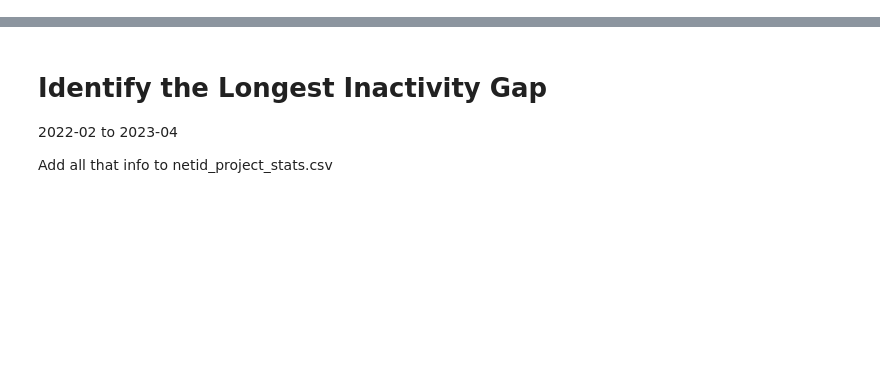
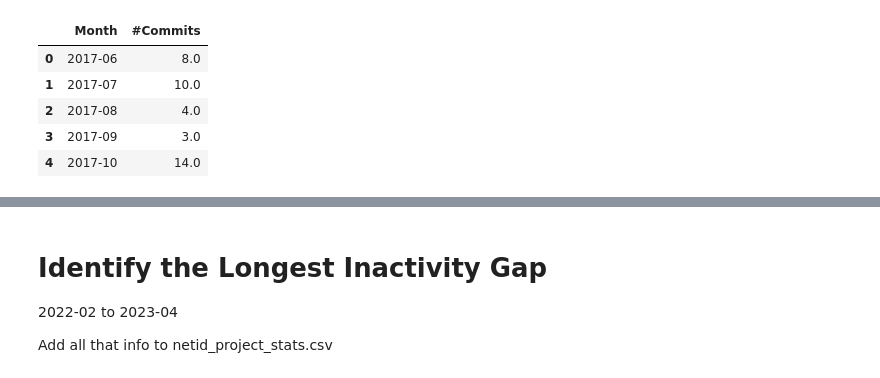
Before and after one commit to Cliddell23/MiniProject2, a Jupyter notebook: Vis.ipynb, the cells around one changed output, grey strips where cells are left out. Saved outputs shown, nothing was run; the diff lists cells and outputs as text; code cells hidden in the pictures; blank space fills up the shorter version.

```diff
--- a/Vis.ipynb
+++ b/Vis.ipynb
@@ -11,12 +18,28 @@ df.head()
 # %%
-prj='mmorise_world'
+# project_list = ['bids-apps_mrtrix3_connectome', 'leakec_tfc', 'voutcn_megahit', 'moble_quaternion', 'santandermetgroup_downscaler', 'rajeshrinet_pyross', 'google_jax-md', 'ncar_wrf-python', 'juliaintervals_intervalarithmetic.jl', 'magazino_move_base_flex']
+prj='magazino_move_base_flex'
 df1 = df[df['project']==prj]
 df2 = df1.groupby('Month').size().reset_index(name='Commits')
 monthly_counts = df2
 monthly_counts['time'] = pd.to_datetime(monthly_counts['Month'])
 full_date_range = pd.DataFrame({'time': pd.date_range(start=monthly_counts['time'].min(), end=monthly_counts['time'].max(), freq='MS')})
 monthly_counts = pd.merge(full_date_range, monthly_counts, on='time', how='left').fillna(0)
 monthly_counts['Month'] = monthly_counts['time'].dt.strftime('%Y-%m')
+commits_timeseries = monthly_counts[['Month', 'Commits']].copy()
+commits_timeseries = commits_timeseries.rename(columns={'Commits': '#Commits'})
+commits_timeseries.to_csv(
+    f'cliddel2_commits_timeseries_{prj}.csv',
+    sep=';',
+    index=False
+)
+commits_timeseries.head()
+# %% [output]
+|  | Month | #Commits |
+| 0 | 2017-06 | 8.0 |
+| 1 | 2017-07 | 10.0 |
+| 2 | 2017-08 | 4.0 |
+| 3 | 2017-09 | 3.0 |
+| 4 | 2017-10 | 14.0 |
 # %%
 # Plot
 import matplotlib.ticker as ticker
```
Also changed, not shown: parts of 3 cells of this notebook, 21 other files.
